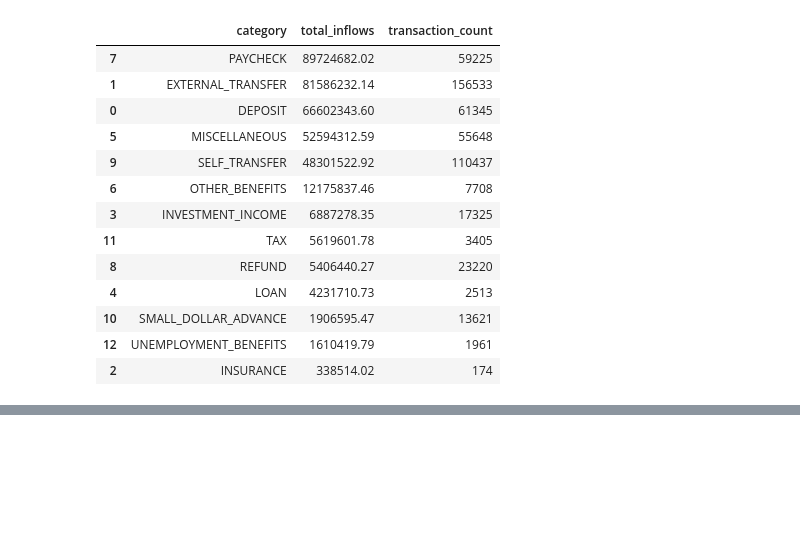
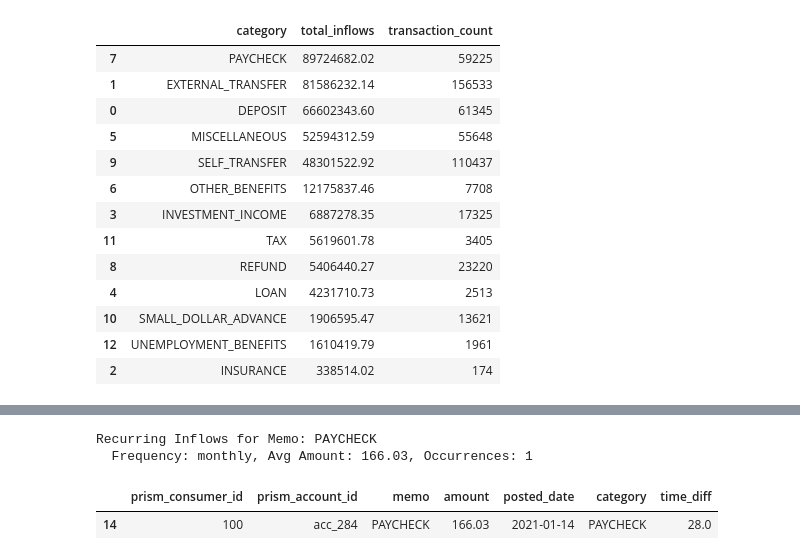
Before and after one commit to danielrmathew/prism-data-credit, a Jupyter notebook: src/notebooks/tracy_income.ipynb, the cells around one changed output, grey strips where cells are left out. Drawn from its saved outputs; the diff is of its cells as text; code cells hidden in the pictures; blank space fills up the shorter version.

```diff
--- a/src/notebooks/tracy_income.ipynb
+++ b/src/notebooks/tracy_income.ipynb
@@ -144,0 +149,80 @@ plt.show()
+# %%
+from collections import defaultdict
+
+def analyze_recurring_inflows(data, consumer_id, category=None, tolerance=0.2, frequency_tolerances=None):
+    """
+    Identify recurring inflows for a specific consumer based on timing and amount.
+
+    Parameters:
+    - data (pd.DataFrame): A dataset with columns ['prism_consumer_id', 'amount', 'posted_date', 'category', 'memo'].
+    - consumer_id (int): Consumer ID to filter.
+    - category (str): Optional. Filter by specific category.
+    - tolerance (float): Tolerance for amount variability (e.g., 0.2 = 20% variation).
+    - frequency_tolerances (dict): Tolerance ranges for frequencies, e.g. {'weekly': (6, 8), 'monthly': (27, 34)}.
+
+    Returns:
+    - dict: A dictionary of recurring inflows grouped by memo, containing frequency and average amount.
+    """
+    # Default frequency tolerances
+    if frequency_tolerances is None:
+        frequency_tolerances = {
+            'weekly': (6, 8),
+            'biweekly': (12, 16),
+            'monthly': (27, 34)
+        }
+
+    # Filter dataset
+    consumer_data = data[data['prism_consumer_id'] == consumer_id]
+    if category:
+        consumer_data = consumer_data[consumer_data['category'] == category]
+
+    # Convert dates to datetime
+    consumer_data['posted_date'] = pd.to_datetime(consumer_data['posted_date'])
+    consumer_data = consumer_data.sort_values(by='posted_date')
+
+    # Group by memo
+    recurring_results = defaultdict(list)
+
+    for memo, group in consumer_data.groupby('memo'):
+        group = group.sort_values(by='posted_date').reset_index(drop=True)
+
+        # Calculate time differences
+        group['time_diff'] = group['posted_date'].diff().dt.days
+
+        for freq, (lower, upper) in frequency_tolerances.items():
+            # Identify rows matching the frequency range
+            freq_group = group[(group['time_diff'] >= lower) & (group['time_diff'] <= upper)]
+
+            if not freq_group.empty:
+                # Check for amount consistency
+                avg_amount = freq_group['amount'].mean()
+                consistent_amounts = freq_group['amount'].apply(
+                    lambda x: abs(x - avg_amount) <= tolerance * avg_amount
+                ).all()
+
+                if consistent_amounts:
+                    recurring_results[memo].append({
+                        'frequency': freq,
+                        'avg_amount': round(avg_amount, 2),
+                        'occurrences': len(freq_group),
+                        'transactions': freq_group
+                    })
+
+    return recurring_results
+
+
+consumer_id = 100  # Replace with a sample consumer ID from your data
+filtered_recurring = analyze_recurring_inflows(
+    inflows, consumer_id, category='PAYCHECK', tolerance=0.15
+)
+
+for memo, results in filtered_recurring.items():
+    print(f"Recurring Inflows for Memo: {memo}")
+    for result in results:
+        print(f"  Frequency: {result['frequency']}, Avg Amount: {result['avg_amount']}, Occurrences: {result['occurrences']}")
+        display(result['transactions'])
+# %% [output]
+Recurring Inflows for Memo: PAYCHECK
+  Frequency: monthly, Avg Amount: 166.03, Occurrences: 1
+|  | prism_consumer_id | prism_account_id | memo | amount | posted_date | category | time_diff |
+| 14 | 100 | acc_284 | PAYCHECK | 166.03 | 2021-01-14 | PAYCHECK | 28.0 |
```
Also changed, not shown: parts of 8 cells of this notebook.
